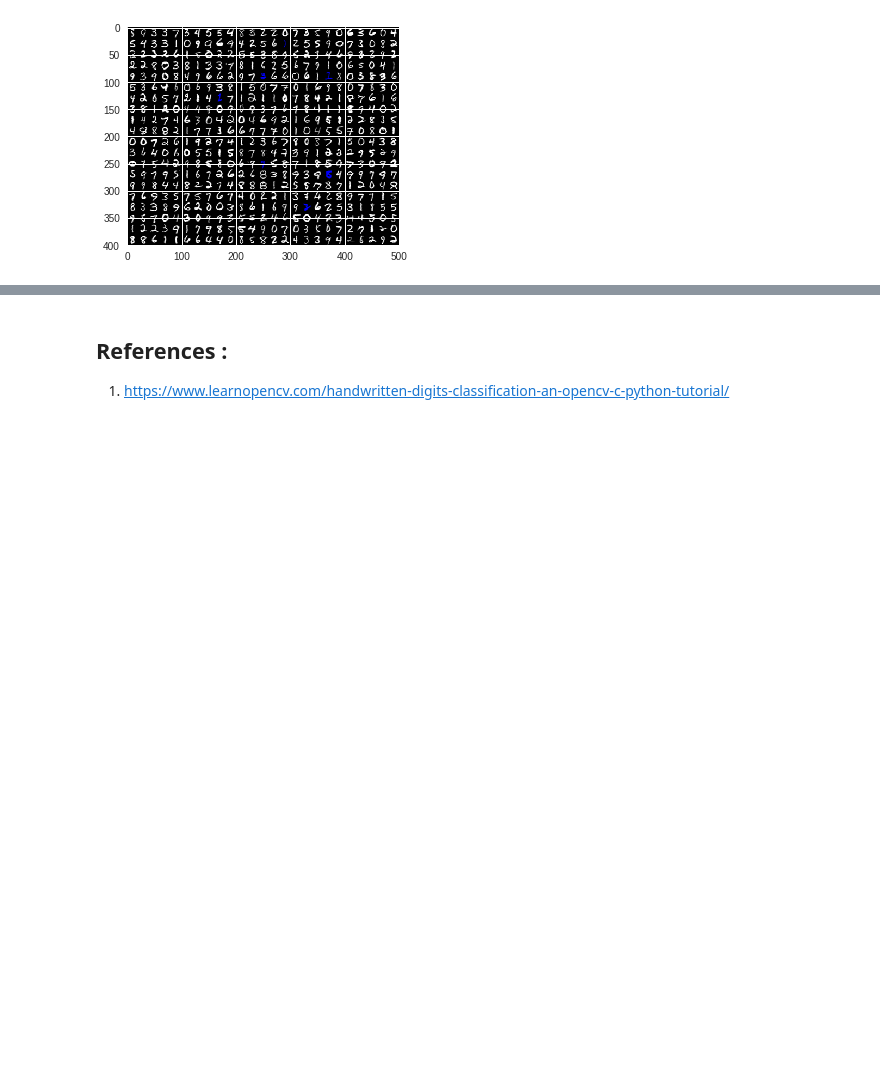
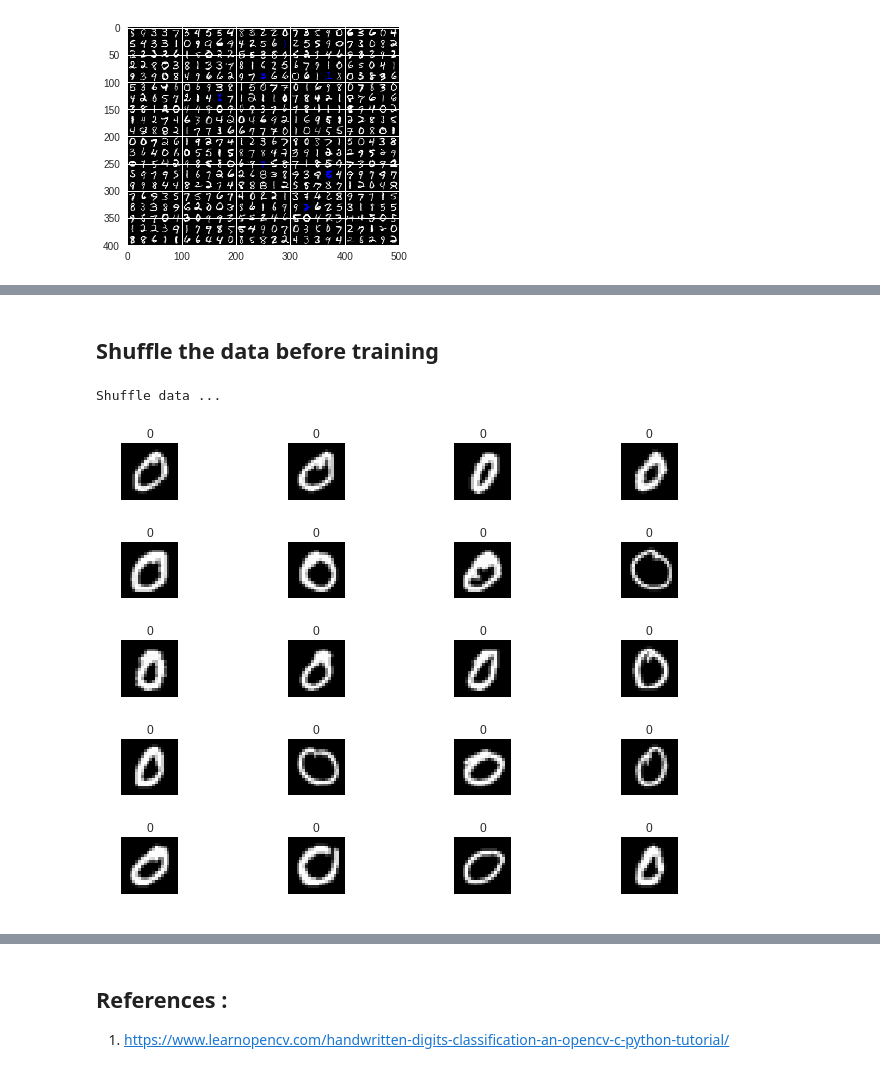
Before and after one commit to avs20/HOG_Playground, a Jupyter notebook: HOG_Digits.ipynb, the cells around one changed output, grey strips where cells are left out. Saved outputs shown, nothing was run; the diff lists cells and outputs as text; code cells hidden in the pictures; blank space fills up the shorter version.

```diff
--- a/HOG_Digits.ipynb
+++ b/HOG_Digits.ipynb
@@ -272,0 +273,24 @@ Loading digits from digits.png ...
+# %% [markdown]
+## Shuffle the data before training
+# %%
+print('Shuffle data ... ')
+# Shuffle data
+# rand = np.random.RandomState(10)
+# shuffle = rand.permutation(len(digits))
+# digits, labels = digits[shuffle], labels[shuffle]
+
+
+f = plt.figure(figsize=(10,7))
+
+for i in range(20):
+
+
+  plt.subplot( 5, 4, i+1 )
+  plt.axis('off')
+  plt.imshow(digits[i], cmap="gray")
+  plt.title(labels[i])
+plt.tight_layout( w_pad=0.5, h_pad=1.0)
+plt.show()
+# %% [output]
+Shuffle data ...
+[figure, added]
```
Also changed, not shown: parts of 12 cells of this notebook.
